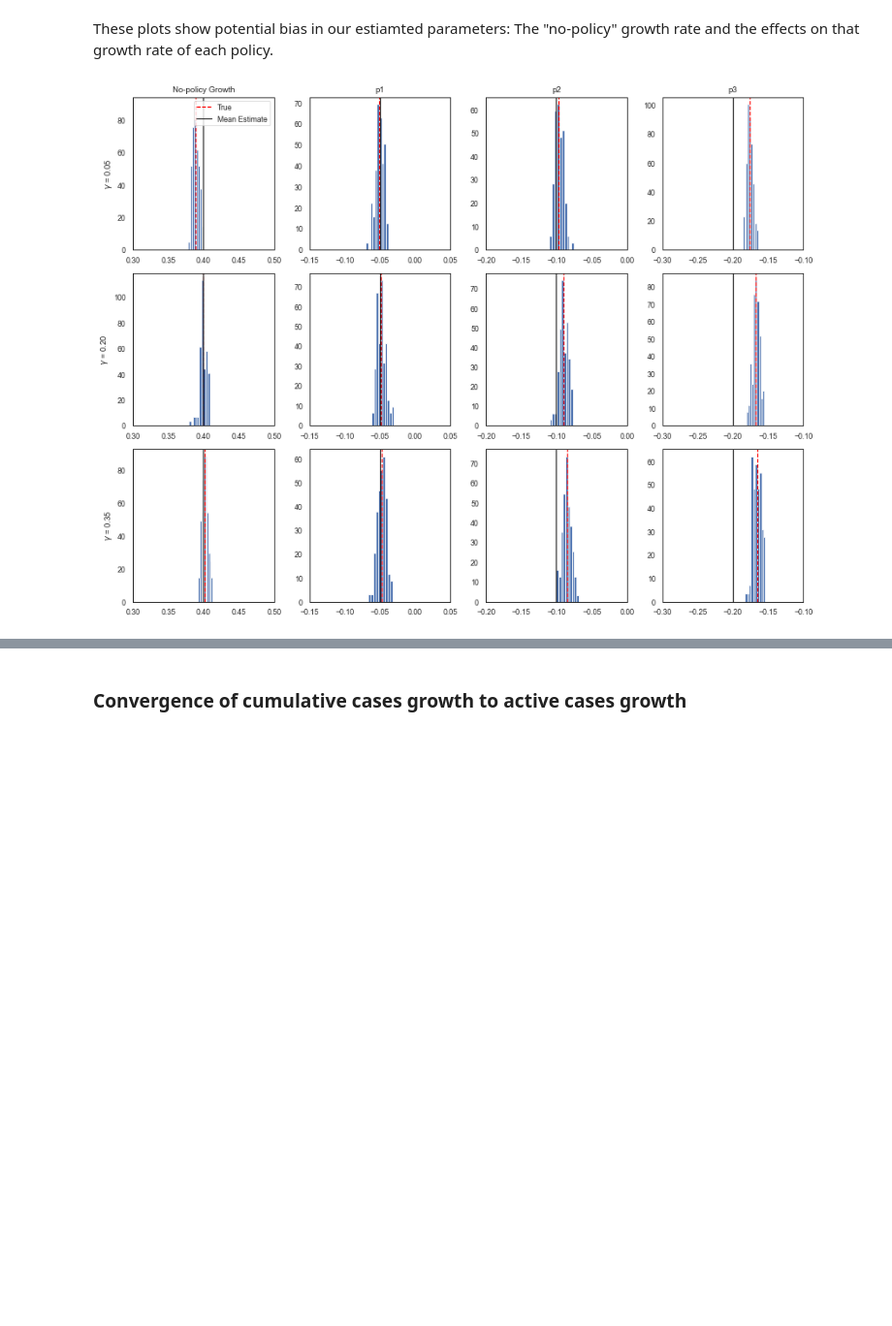
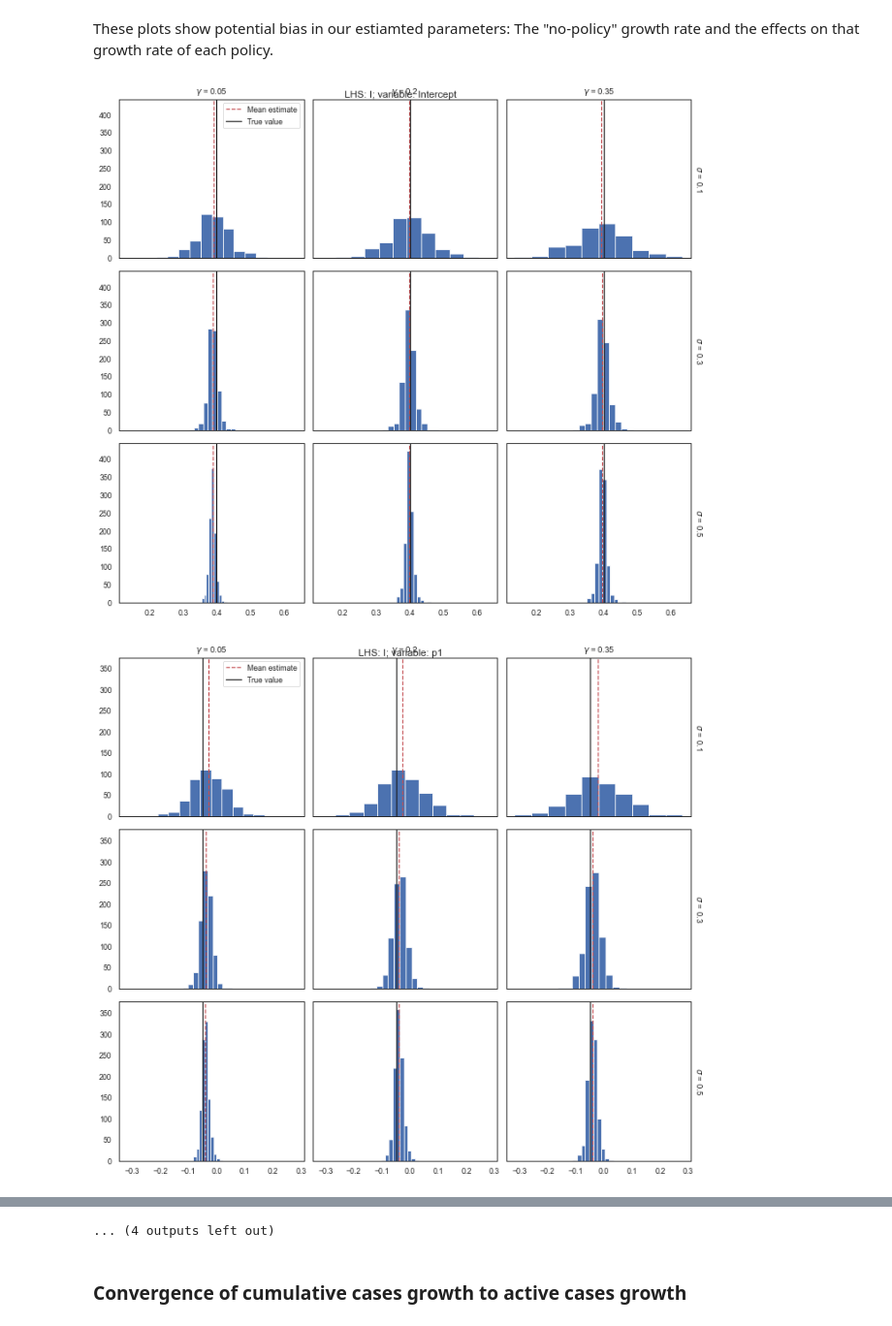
Before and after one commit to Global-Policy-Lab/gpl-covid, a Jupyter notebook: notebooks/iwb-SEIR.ipynb, the cells around one changed output, grey strips where cells are left out. Shown: that part at 97% size. Drawn from its saved outputs; the diff is of its cells as text; code cells hidden in the pictures; blank space fills up the shorter version.

Commit message:
fix up SEIR

```diff
--- a/notebooks/iwb-SEIR.ipynb
+++ b/notebooks/iwb-SEIR.ipynb
@@ -254,0 +65,26 @@ cases.loc[17:22,"cum_logdiff"].mean() - cases.loc[23:34,"cum_logdiff"].mean()
+# %%
+attrs = dict(
+    n_days=n_days,
+    tsteps_per_day=tsteps_per_day,
+    pop=pop,
+    I0=I0,
+    E0=E0,
+    R0=R0,
+    n_samples=n_samples,
+    no_policy_growth_rate=no_policy_growth_rate,
+    p1_effect=p1_effect,
+    p1_day_st=p1_day_st,
+    p1_day_end=p1_day_end,
+    p2_effect=p2_effect,
+    p2_day_st=p2_day_st,
+    p2_day_end=p2_day_end,
+    p3_effect=p3_effect,
+    p3_day_st=p3_day_st,
+    p3_day_end=p3_day_end,
+    beta_noise_on=beta_noise_on,
+    gamma_noise_on=gamma_noise_on,
+    sigma_noise_on=sigma_noise_on,
+    beta_noise_sd=beta_noise_sd,
+    gamma_noise_sd=gamma_noise_sd,
+    sigma_noise_sd=sigma_noise_sd,
+)
@@ -295,4 +206,19 @@ def plot_effect_histograms(estimates, case_type, sigma=None):
-# %%
-fig, axs = plot_effect_histograms(estimates_ds, "cum", sigma=sigma_to_test[2])
-# %% [output]
-[figure, removed]
+# %%
+out_dir = cutil.HOME / "results" / "figures" / "sims"
+out_dir.mkdir(parents=True, exist_ok=True)
+
+for c in estimates_ds.case_type.values:
+    for v in estimates_ds.data_vars:
+        bn, gn, sn = (0,0,0)
+        if beta_noise_on:
+            bn = beta_noise_sd
+        if gamma_noise_on:
+            gn = gamma_noise_sd
+        if sigma_noise_on:
+            sn = sigma_noise_sd
+        out_path = out_dir / f"SEIR_sim_reg_results_{c}_{v}_betaNoise_{bn}_gammaNoise_{gn}_sigmaNoise_{sn}.pdf"
+        g = simplot.facet_hist(estimates_ds, c, v, col="gamma", row="sigma")
+        g.fig.savefig(out_path, dpi=300, tight_layout=True)
+# %% [output]
+[figure, added]
+[figure, added]
@@ -299,3 +235,4 @@ fig, axs = plot_effect_histograms(estimates_ds, "cum", sigma=sigma_to_test[2])
+... (4 outputs left out)
 # %% [markdown]
 ### Convergence of cumulative cases growth to active cases growth
 # %% [markdown]
```
Also changed, not shown: parts of 13 cells of this notebook, 2 other files.
